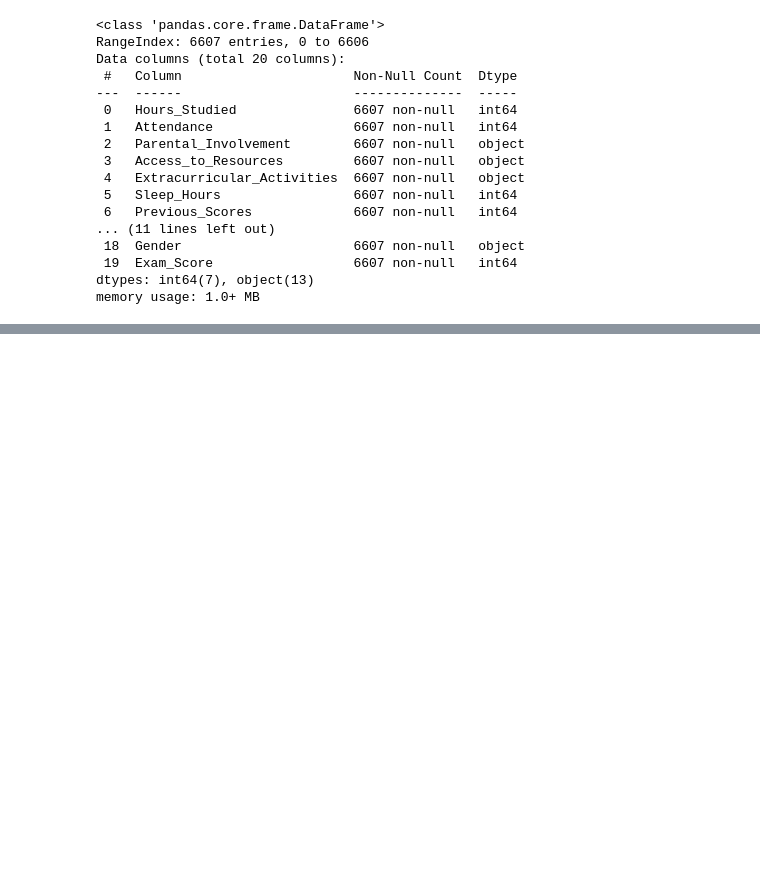
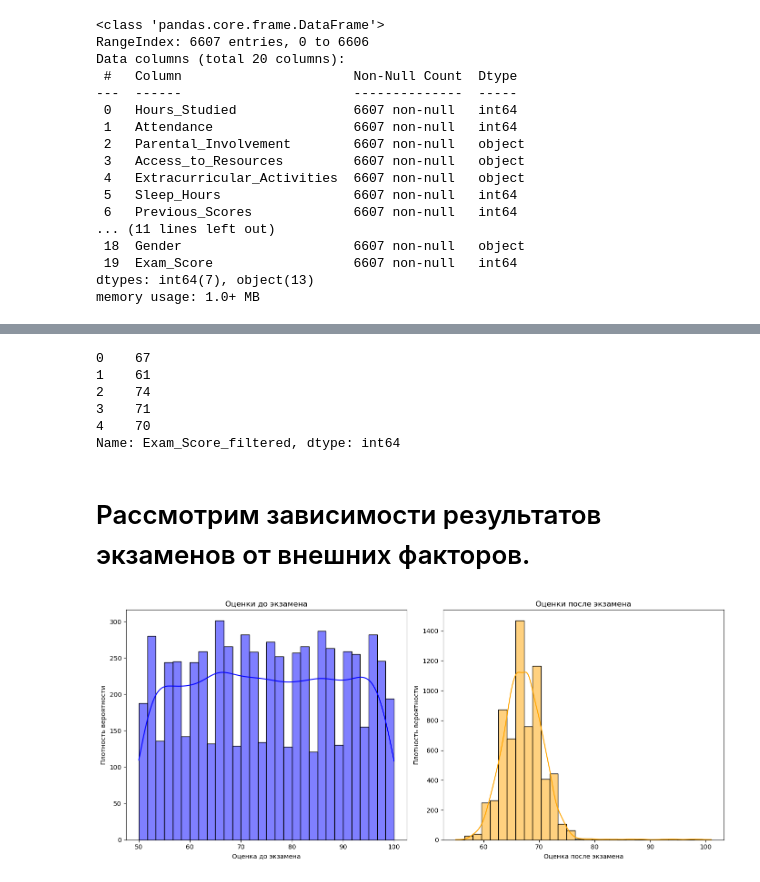
Before and after one commit to Saatarko/HomeworkDS, a Jupyter notebook: Homework2.ipynb, the cells around one changed output, grey strips where cells are left out. Saved outputs shown, nothing was run; the diff lists cells and outputs as text; code cells hidden in the pictures; blank space fills up the shorter version.

```diff
--- a/Homework2.ipynb
+++ b/Homework2.ipynb
@@ -68,0 +387,17 @@ memory usage: 1.0+ MB
+# %%
+# Применим функциб добавлений фильтрованных столбцов
+
+numerical_columns = ['Exam_Score']
+
+df: pd.DataFrame = add_filtered_columns(df, numerical_columns)
+
+# Проверим добавление
+
+df['Exam_Score_filtered'].head()
+# %% [output]
+0    67
+1    61
+2    74
+3    71
+4    70
+Name: Exam_Score_filtered, dtype: int64
@@ -68,0 +406,25 @@ memory usage: 1.0+ MB
+# %% [markdown]
+# Рассмотрим зависимости результатов экзаменов от внешних факторов.
+# %%
+# Два графика для Previous_Scores и Exam_Score
+
+fig, axes = plt.subplots(1, 2, figsize=(14, 6))
+
+# Гистограмма для Previous_Scores
+
+sns.histplot(df['Previous_Scores'], kde=True, color='blue', ax=axes[0], bins=30)
+axes[0].set_title('Оценки до экзамена')
+axes[0].set_xlabel('Оценка до экзамена')
+axes[0].set_ylabel('Плотность вероятности')
+
+# Гистограмма для Exam_Score
+
+sns.histplot(df['Exam_Score_filtered'], kde=True, color='orange', ax=axes[1], bins=30)
+axes[1].set_title('Оценки после экзамена')
+axes[1].set_xlabel('Оценка после экзамена')
+axes[1].set_ylabel('Плотность вероятности')
+
+plt.tight_layout()
+plt.show()
+# %% [output]
+[figure, added]
```
Also changed, not shown: parts of 45 cells of this notebook, 1 other file.
